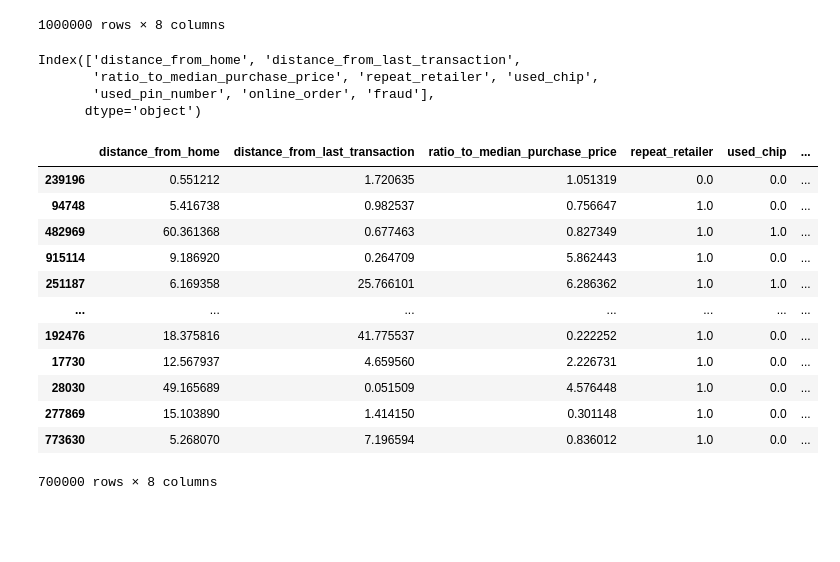
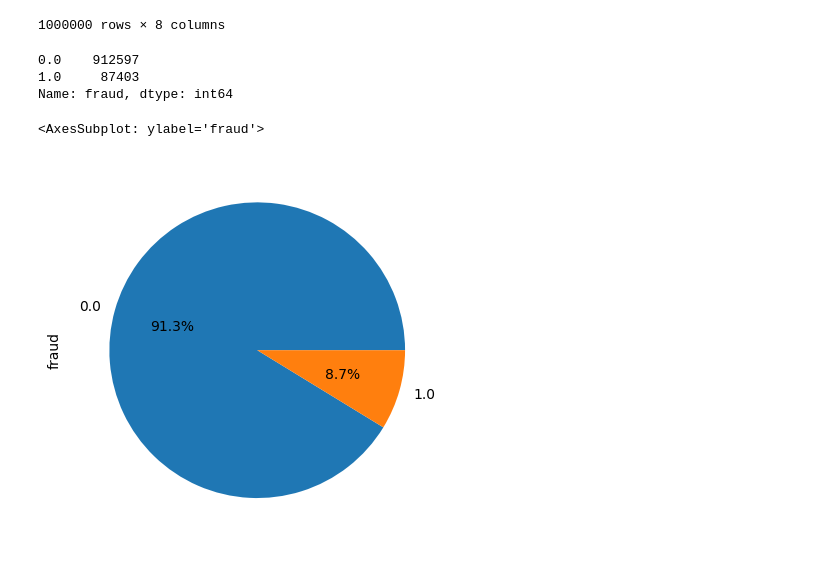
Before and after one commit to lamoincl/ml-credit-card-fraud, a Jupyter notebook: Project.ipynb, the cells around one changed output. Drawn from its saved outputs; the diff is of its cells as text; code cells hidden in the pictures; blank space fills up the shorter version.

```diff
--- a/Project.ipynb
+++ b/Project.ipynb
@@ -19,30 +21,13 @@ dataset
 | 999998 | 4.258729 | 0.242023 | 0.475822 | 1.0 | 0.0 | ... |
 | 999999 | 58.108125 | 0.318110 | 0.386920 | 1.0 | 1.0 | ... |
 1000000 rows × 8 columns
-# %%
-dataset.keys()
-# %% [output]
-Index(['distance_from_home', 'distance_from_last_transaction',
-       'ratio_to_median_purchase_price', 'repeat_retailer', 'used_chip',
-       'used_pin_number', 'online_order', 'fraud'],
-      dtype='object')
-# %%
-from sklearn.model_selection import train_test_split
-dataset["fraud"] = dataset["fraud"].replace(1.0, "fraud")
-dataset["fraud"] = dataset["fraud"].replace(0.0, "legal")
-train, test = train_test_split(dataset, train_size=0.7, random_state=123)
-train
-# %% [output]
-|  | distance_from_home | distance_from_last_transaction | ratio_to_median_purchase_price | repeat_retailer | used_chip | ... |
-| 239196 | 0.551212 | 1.720635 | 1.051319 | 0.0 | 0.0 | ... |
-| 94748 | 5.416738 | 0.982537 | 0.756647 | 1.0 | 0.0 | ... |
-| 482969 | 60.361368 | 0.677463 | 0.827349 | 1.0 | 1.0 | ... |
-| 915114 | 9.186920 | 0.264709 | 5.862443 | 1.0 | 0.0 | ... |
-| 251187 | 6.169358 | 25.766101 | 6.286362 | 1.0 | 1.0 | ... |
-| ... | ... | ... | ... | ... | ... | ... |
-| 192476 | 18.375816 | 41.775537 | 0.222252 | 1.0 | 0.0 | ... |
-| 17730 | 12.567937 | 4.659560 | 2.226731 | 1.0 | 0.0 | ... |
-| 28030 | 49.165689 | 0.051509 | 4.576448 | 1.0 | 0.0 | ... |
-| 277869 | 15.103890 | 1.414150 | 0.301148 | 1.0 | 0.0 | ... |
-| 773630 | 5.268070 | 7.196594 | 0.836012 | 1.0 | 0.0 | ... |
-700000 rows × 8 columns
+# %%
+print(dataset["fraud"].value_counts())
+
+dataset["fraud"].value_counts().plot(kind="pie", autopct='%1.1f%%')
+# %% [output]
+0.0    912597
+1.0     87403
+Name: fraud, dtype: int64
+<AxesSubplot: ylabel='fraud'>
+[figure, added]
```
Also changed, not shown: parts of 21 cells of this notebook.
